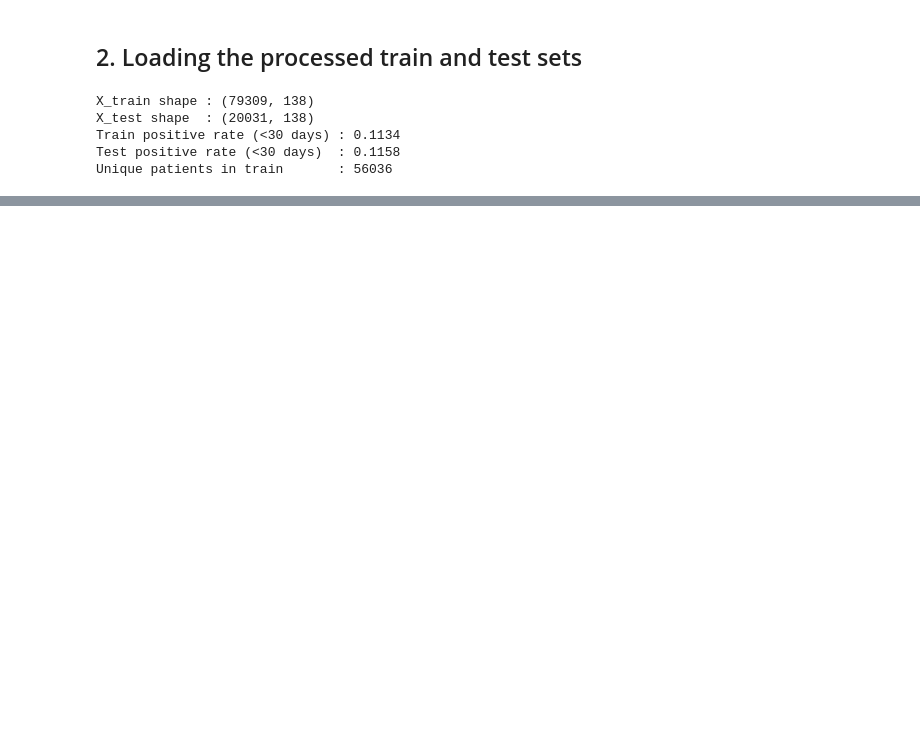
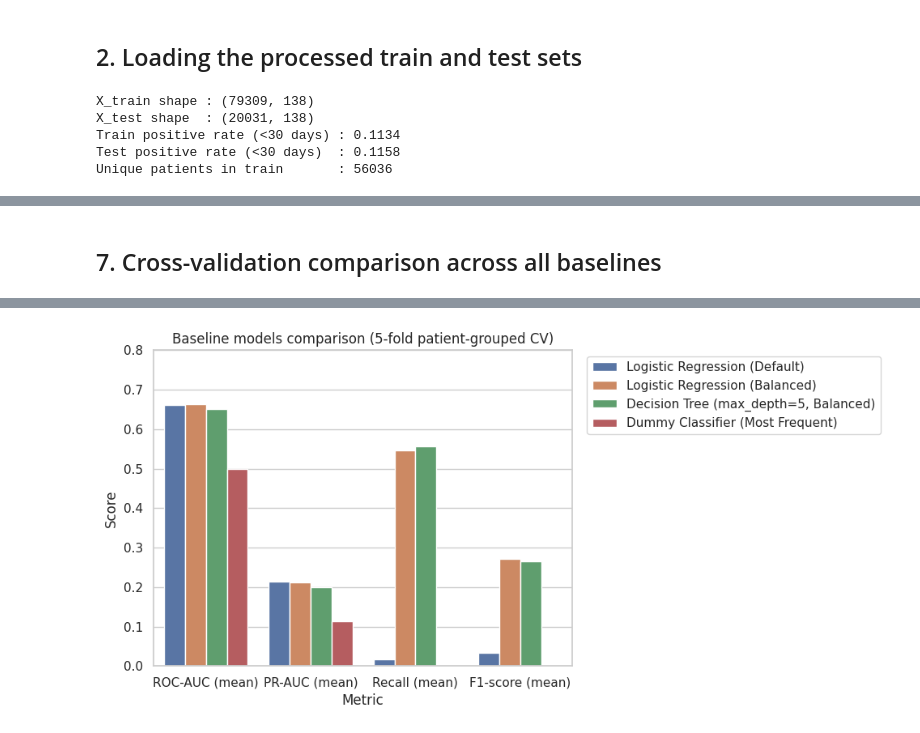
Before and after one commit to AmandineBaranger/Group_06_DS_Project, a Jupyter notebook: notebooks/02_baseline.ipynb, the cells around one changed output, grey strips where cells are left out. Cells and saved outputs as stored; diff of their text form; code cells hidden in the pictures; blank space fills up the shorter version.

Commit message:
feat(baseline): complete baseline models evaluation and feature analysis

```diff
--- a/notebooks/02_baseline.ipynb
+++ b/notebooks/02_baseline.ipynb
@@ -151,0 +179,16 @@ HTTPError: HTTP Error 404: Not Found
+# %%
+# build a naive baseline that always predicts the majority class (0 = not readmitted <30 days)
+dummy_clf = DummyClassifier(strategy="most_frequent", random_state=SEED)
+
+# evaluate using 5-fold patient-grouped cross-validation
+dummy_metrics = evaluate_baseline_cv(
+    dummy_clf,
+    "Dummy Classifier (Most Frequent)",
+    X_train,
+    y_train,
+    groups_train
+)
+cv_results.append(dummy_metrics)
+
+# print results
+pd.DataFrame([dummy_metrics])
@@ -151,0 +271,30 @@ HTTPError: HTTP Error 404: Not Found
+# %% [markdown]
+## 7. Cross-validation comparison across all baselines
+# %%
+#put all cross-validation results in one table sorted by PR-AUC
+summary_df = pd.DataFrame(cv_results).drop_duplicates(subset=["Model"]).sort_values(by="PR-AUC (mean)", ascending=False)
+#display the summary table
+display(summary_df)
+
+#reshape the table to plot the main metrics side by side
+plot_df = summary_df.melt(
+    id_vars="Model",
+    value_vars=["ROC-AUC (mean)", "PR-AUC (mean)", "Recall (mean)", "F1-score (mean)"],
+    var_name="Metric",
+    value_name="Score"
+)
+
+#create the figure
+plt.figure(figsize=(10, 5))
+#draw the grouped bar chart
+sns.barplot(data=plot_df, x="Metric", y="Score", hue="Model")
+#add title and limits
+plt.title("Baseline models comparison (5-fold patient-grouped CV)")
+plt.ylim(0, 0.80)
+#place the legend outside the plot
+plt.legend(bbox_to_anchor=(1.02, 1), loc="upper left")
+#avoid overlapping texts
+plt.tight_layout()
+#display the chart
+plt.show()
+# %% [output]
@@ -151,0 +306 @@ HTTPError: HTTP Error 404: Not Found
+[figure, added]
```
Also changed, not shown: parts of 25 cells of this notebook.
